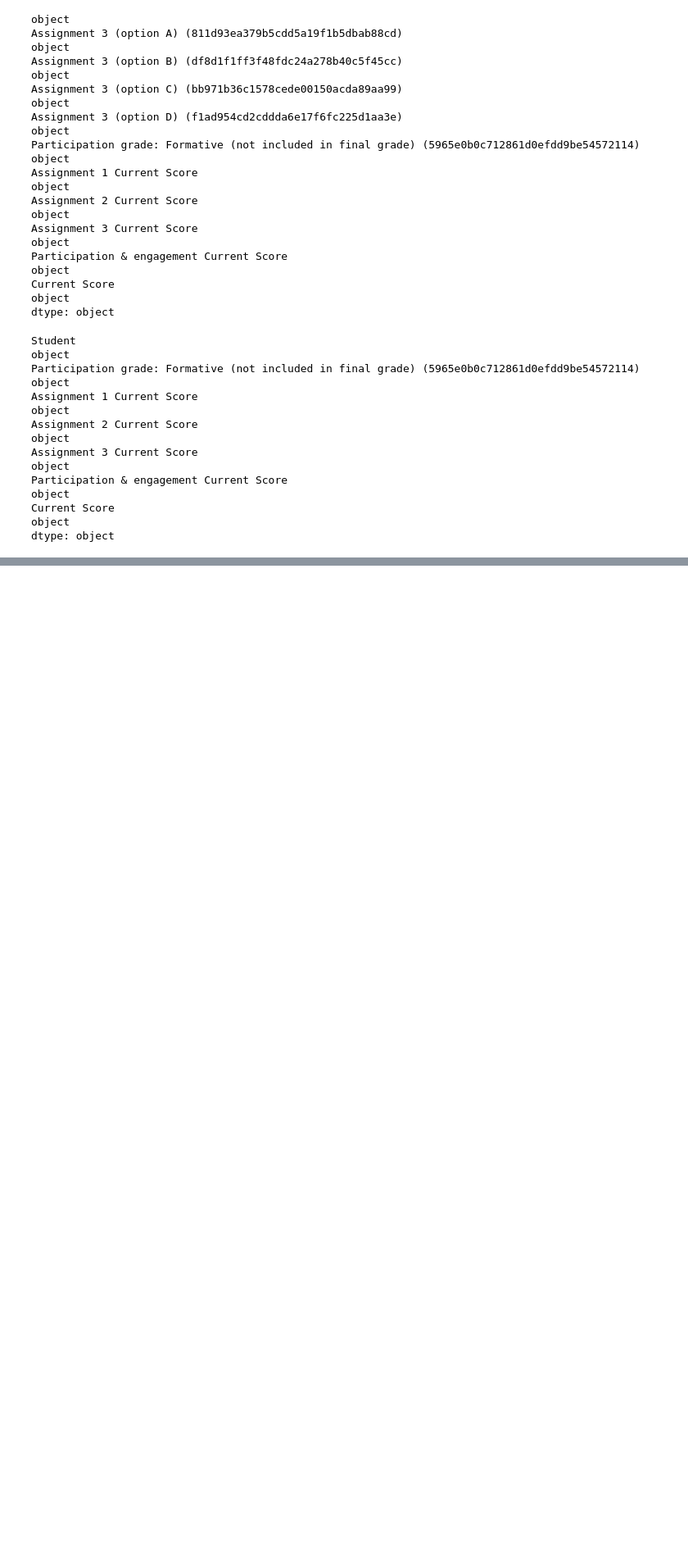
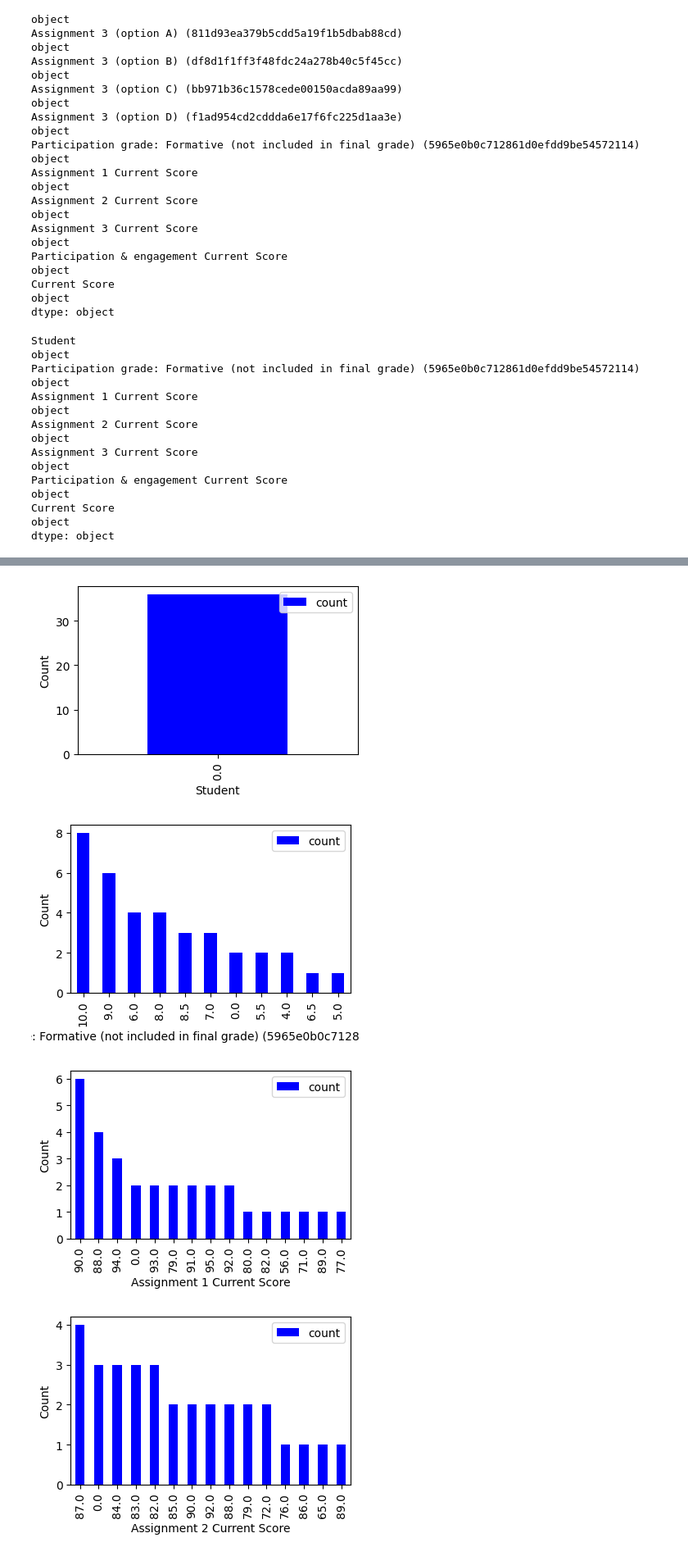
Before and after one commit to UBC-LA-Hackathon/hack-la-2023, a Jupyter notebook: Red Hats/starter.ipynb, the cells around one changed output, grey strips where cells are left out. Shown at 82% size. Saved outputs shown, nothing was run; the diff lists cells and outputs as text; code cells hidden in the pictures; blank space fills up the shorter version.

```diff
--- a/Red Hats/starter.ipynb
+++ b/Red Hats/starter.ipynb
@@ -208,0 +210,14 @@ df0.head(5)
+# %%
+for i in range(len(df0.columns)):
+    plt.figure(figsize=(15, 25))
+    plt.subplot(8, 3, i+1)
+    df0[df0.columns[i]].value_counts().head(15).plot(kind= 'bar', color= 'blue')
+    plt.xlabel(df0.columns[i])
+    plt.ylabel('Count')
+    plt.legend()
+    plt.show()
+# %% [output]
+[figure, added]
+[figure, added]
+[figure, added]
+[figure, added]
```
Also changed, not shown: parts of 6 cells of this notebook.
